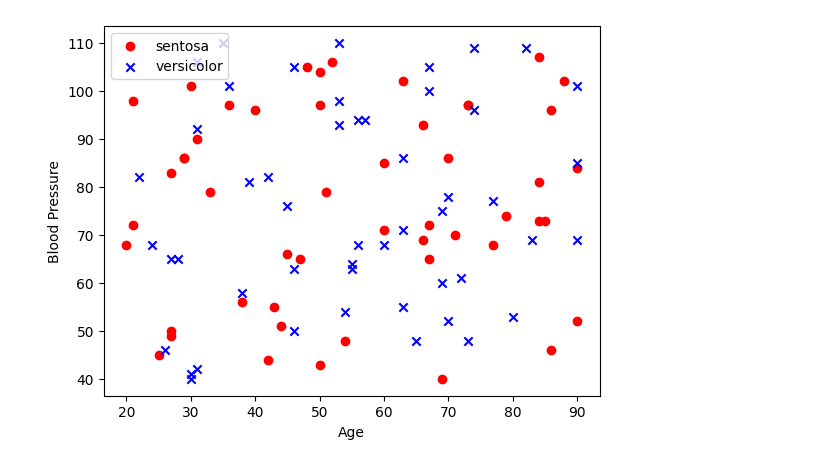
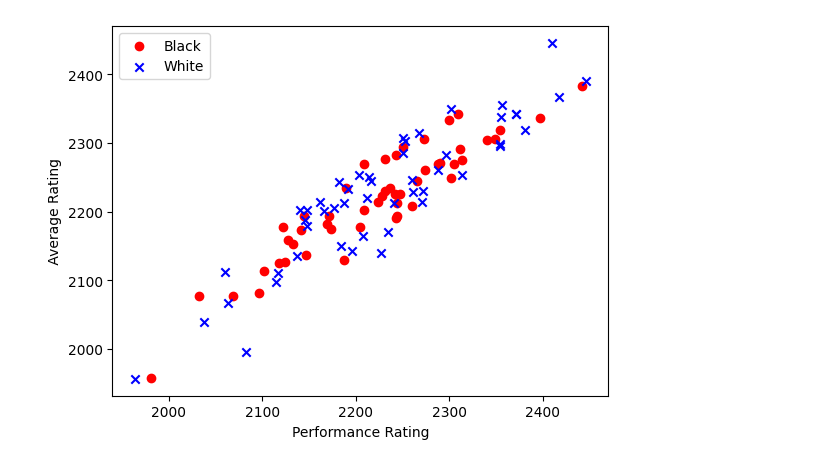
Before and after one commit to Harshavardhan123-cloud/ML, a Jupyter notebook: SLP.ipynb, the cells around one changed output. Saved outputs shown, nothing was run; the diff lists cells and outputs as text; code cells hidden in the pictures.

```diff
--- a/SLP.ipynb
+++ b/SLP.ipynb
@@ -80,6 +47,6 @@ def accuracy(self,y_predict,y_test):
 # %%
 import pandas as pd
 import numpy as np
-df= pd.read_csv("heart_attack_prediction_dataset.csv")
+df= pd.read_csv("high_elo_opening.csv")
 df.tail(7)
 # %% [output]
@@ -95,3 +85,4 @@ df.tail(7)
 # %%
-df.iloc[0:5, 0:6]
+X=df.iloc[0:1883, [5,6]].values
+X
 # %% [output]
@@ -131,3 +95,0 @@ print(y)
-# %%
-X=df.iloc[0:100, [1,5]].values
-X
@@ -174,13 +118,13 @@ X_test, y_test
 # %%
 import matplotlib.pyplot as plt
-plt.scatter(X[:50,0], X[:50,1],color='red', marker='o', label='sentosa')
-plt.scatter(X[50:100,0], X[50:100, 1], color="blue", marker='x', label='versicolor')
-plt.xlabel('Age')
-plt.ylabel('Blood Pressure')
+plt.scatter(X[:50,0], X[:50,1],color='red', marker='o', label='Black')
+plt.scatter(X[50:100,0], X[50:100, 1], color="blue", marker='x', label='White')
+plt.xlabel('Performance Rating')
+plt.ylabel(' Average Rating ')
 plt.legend(loc='upper left')
 plt.show()
 # %% [output]
-[figure, old version]
+[figure, new version]
 # %%
 
 pn = Perceptron(0.1, 10)
```
Also changed, not shown: parts of 18 cells of this notebook.
